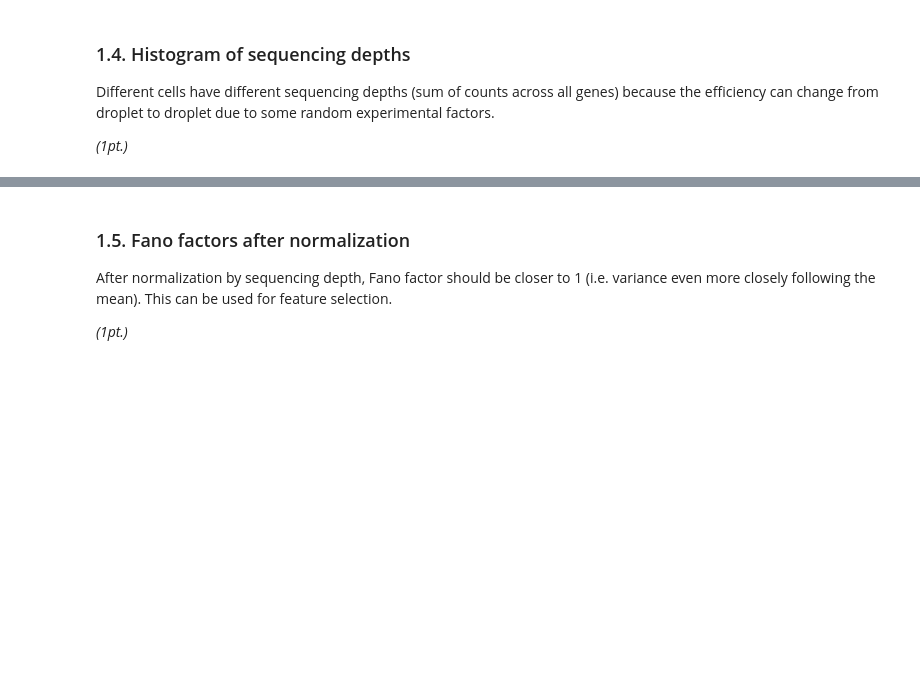
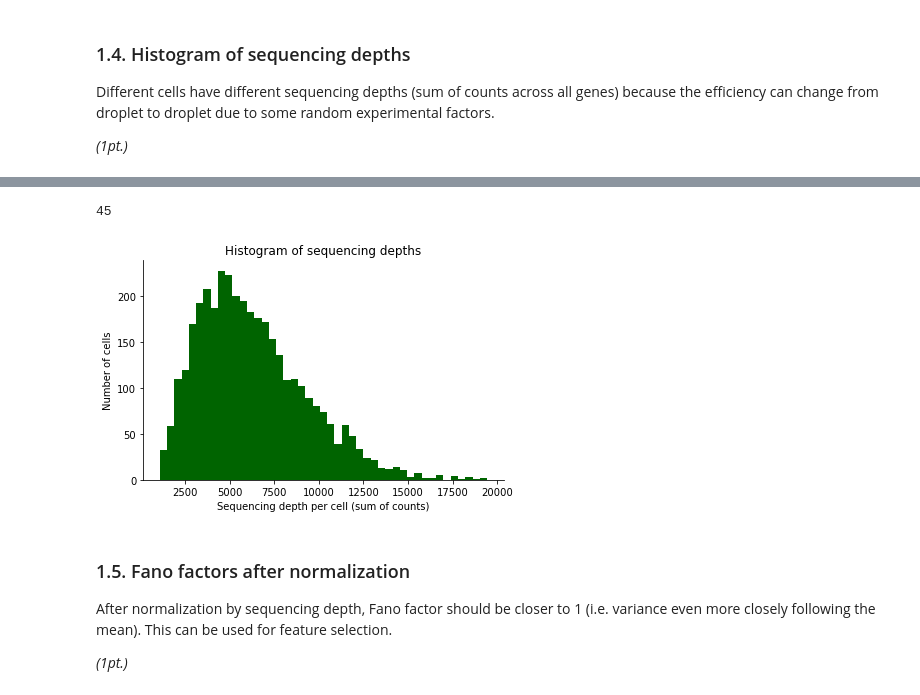
Before and after one commit to Vanessa-Ts/neuralDS, a Jupyter notebook: Ex9/CodingLab9.ipynb, the cells around one changed output, grey strips where cells are left out. Drawn from its saved outputs; the diff is of its cells as text; code cells hidden in the pictures; blank space fills up the shorter version.

```diff
--- a/Ex9/CodingLab9.ipynb
+++ b/Ex9/CodingLab9.ipynb
@@ -182,12 +198,17 @@ _(1pt.)_
 # %%
 # Make a histogram of sequencing depths across cells.
 # Sequencing depth of each cell is the sum of all counts of this cell
+seq_depth = np.sum(counts,axis=1)
+# bin size
+bin_size = int(counts.shape[0]/80)
+print(bin_size)
 
 plt.figure(figsize=(6,4))
-
+plt.hist(seq_depth, bins=bin_size, color = "darkgreen") #int(num_cells/50)) # bins? 1bin should be one cell
 
 plt.xlabel('Sequencing depth per cell (sum of counts)')
 plt.ylabel('Number of cells')
+plt.title("Histogram of sequencing depths")
 
 sns.despine()
 plt.tight_layout()
@@ -197,3 +216,5 @@ plt.tight_layout()
+45
+[figure, added]
 # %% [markdown]
 ### 1.5. Fano factors after normalization
 
```
Also changed, not shown: parts of 17 cells of this notebook.
